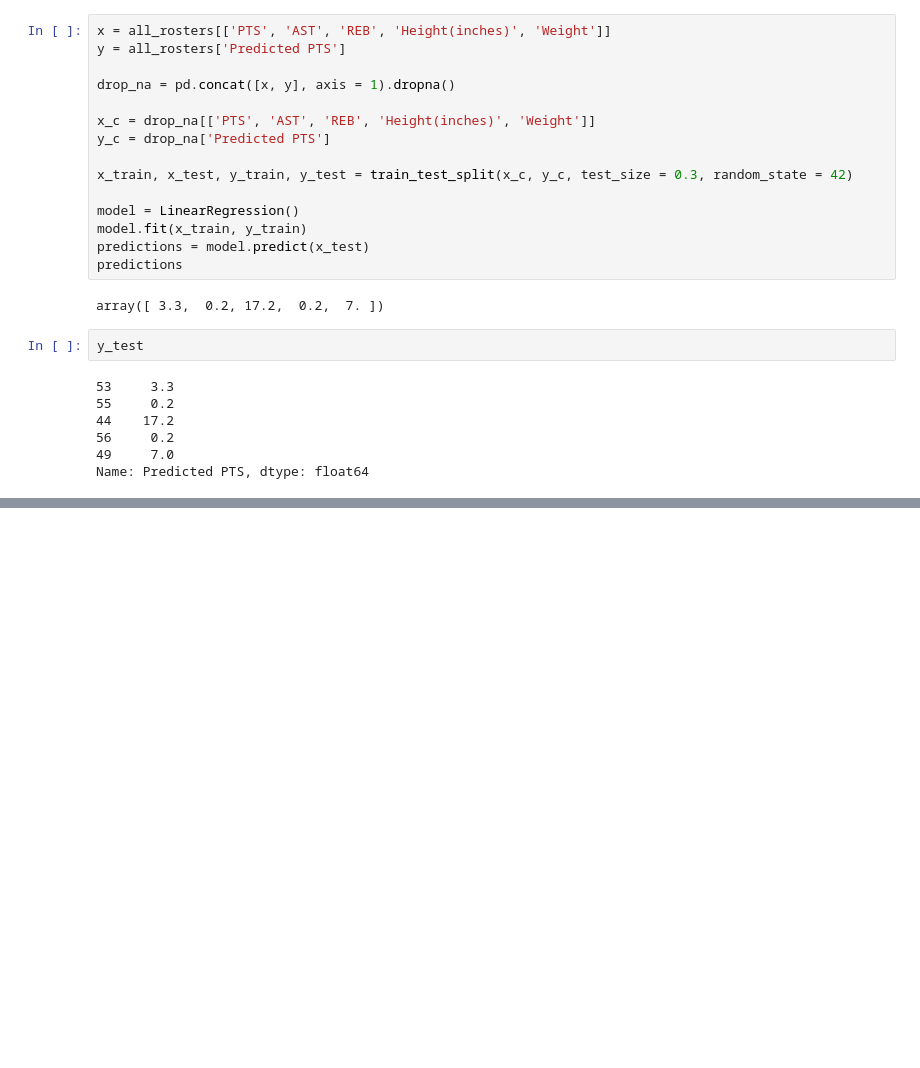
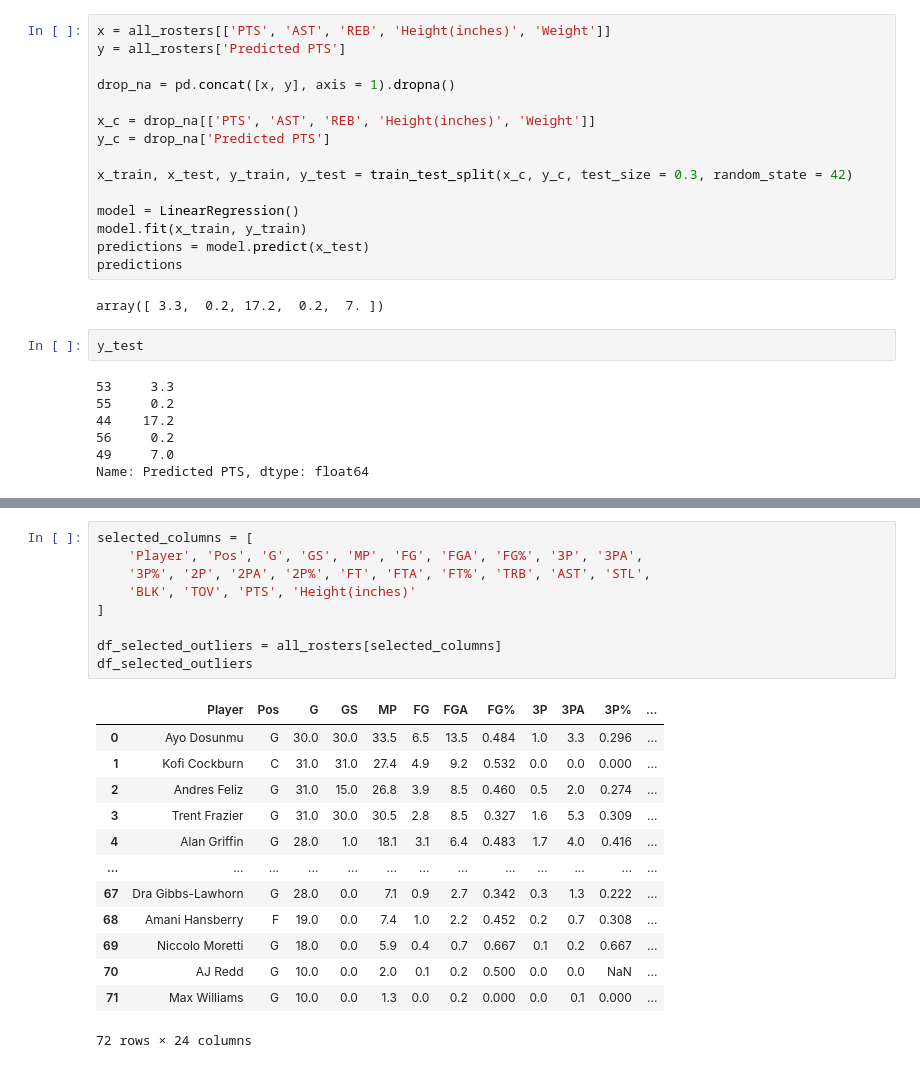
Before and after one commit to isaac-turk/DataDiveFa24, a Jupyter notebook: EDA.ipynb, the cells around one changed output, grey strips where cells are left out. Cells and saved outputs as stored; diff of their text form; blank space fills up the shorter version.

```diff
--- a/EDA.ipynb
+++ b/EDA.ipynb
@@ -343,0 +359,23 @@ R^2 = 1.0
+# %%
+selected_columns = [
+    'Player', 'Pos', 'G', 'GS', 'MP', 'FG', 'FGA', 'FG%', '3P', '3PA',
+    '3P%', '2P', '2PA', '2P%', 'FT', 'FTA', 'FT%', 'TRB', 'AST', 'STL',
+    'BLK', 'TOV', 'PTS', 'Height(inches)'
+]
+
+df_selected_outliers = all_rosters[selected_columns]
+df_selected_outliers
+# %% [output]
+|  | Player | Pos | G | GS | MP | FG | FGA | FG% | 3P | 3PA | 3P% | ... |
+| 0 | Ayo Dosunmu | G | 30.0 | 30.0 | 33.5 | 6.5 | 13.5 | 0.484 | 1.0 | 3.3 | 0.296 | ... |
+| 1 | Kofi Cockburn | C | 31.0 | 31.0 | 27.4 | 4.9 | 9.2 | 0.532 | 0.0 | 0.0 | 0.000 | ... |
+| 2 | Andres Feliz | G | 31.0 | 15.0 | 26.8 | 3.9 | 8.5 | 0.460 | 0.5 | 2.0 | 0.274 | ... |
+| 3 | Trent Frazier | G | 31.0 | 30.0 | 30.5 | 2.8 | 8.5 | 0.327 | 1.6 | 5.3 | 0.309 | ... |
+| 4 | Alan Griffin | G | 28.0 | 1.0 | 18.1 | 3.1 | 6.4 | 0.483 | 1.7 | 4.0 | 0.416 | ... |
+| ... | ... | ... | ... | ... | ... | ... | ... | ... | ... | ... | ... | ... |
+| 67 | Dra Gibbs-Lawhorn | G | 28.0 | 0.0 | 7.1 | 0.9 | 2.7 | 0.342 | 0.3 | 1.3 | 0.222 | ... |
+| 68 | Amani Hansberry | F | 19.0 | 0.0 | 7.4 | 1.0 | 2.2 | 0.452 | 0.2 | 0.7 | 0.308 | ... |
+| 69 | Niccolo Moretti | G | 18.0 | 0.0 | 5.9 | 0.4 | 0.7 | 0.667 | 0.1 | 0.2 | 0.667 | ... |
+| 70 | AJ Redd | G | 10.0 | 0.0 | 2.0 | 0.1 | 0.2 | 0.500 | 0.0 | 0.0 | NaN | ... |
+| 71 | Max Williams | G | 10.0 | 0.0 | 1.3 | 0.0 | 0.2 | 0.000 | 0.0 | 0.1 | 0.000 | ... |
+72 rows × 24 columns
```
Also changed, not shown: parts of 5 cells of this notebook.
